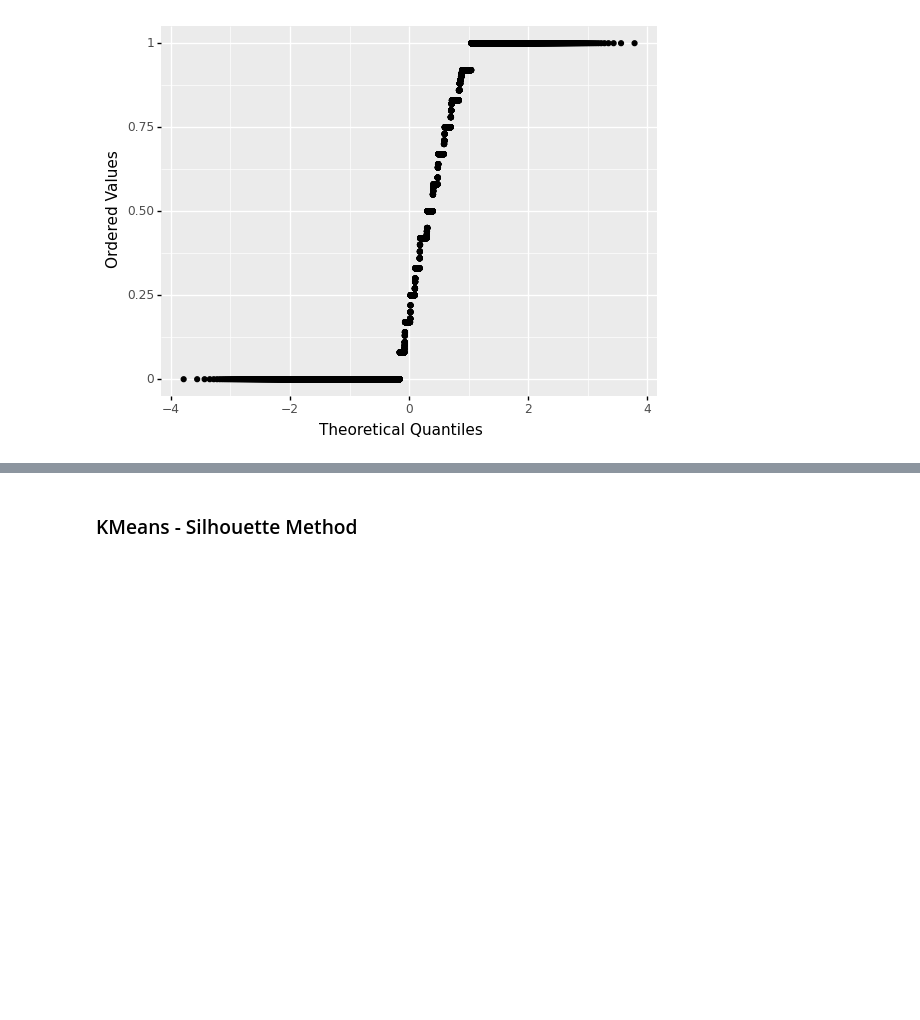
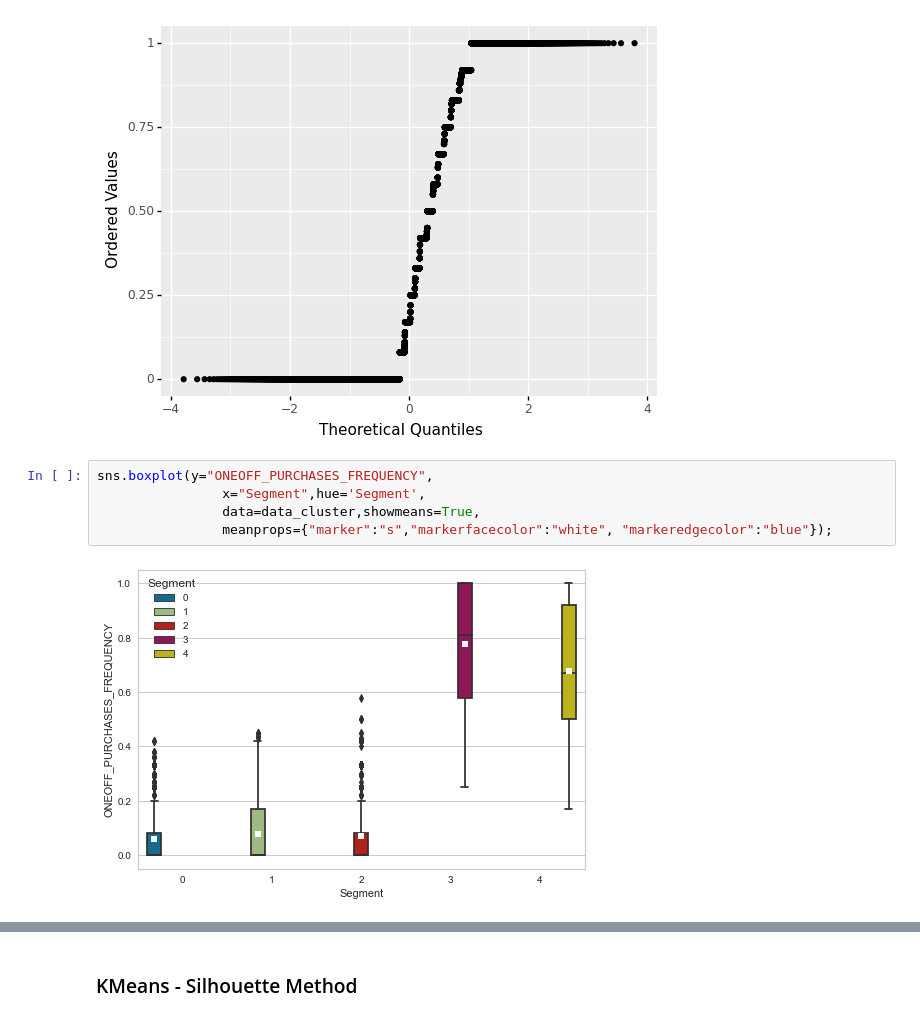
Before and after one commit to xwu0223/MBAN-6400-Project, a Jupyter notebook: MBAN6400_Project_B_copy.ipynb, the cells around one changed output, grey strips where cells are left out. Cells and saved outputs as stored; diff of their text form; blank space fills up the shorter version.

```diff
--- a/MBAN6400_Project_B_copy.ipynb
+++ b/MBAN6400_Project_B_copy.ipynb
@@ -175,3 +176,10 @@ for feature in ['BALANCE_FREQUENCY','ONEOFF_PURCHASES_FREQUENCY','PURCHASES_INST
 [figure]
 [figure]
 [figure]
+# %%
+sns.boxplot(y="ONEOFF_PURCHASES_FREQUENCY",
+                x="Segment",hue='Segment',
+                data=data_cluster,showmeans=True,
+                meanprops={"marker":"s","markerfacecolor":"white", "markeredgecolor":"blue"});
+# %% [output]
+[figure, added]
```
Also changed, not shown: parts of 5 cells of this notebook.
